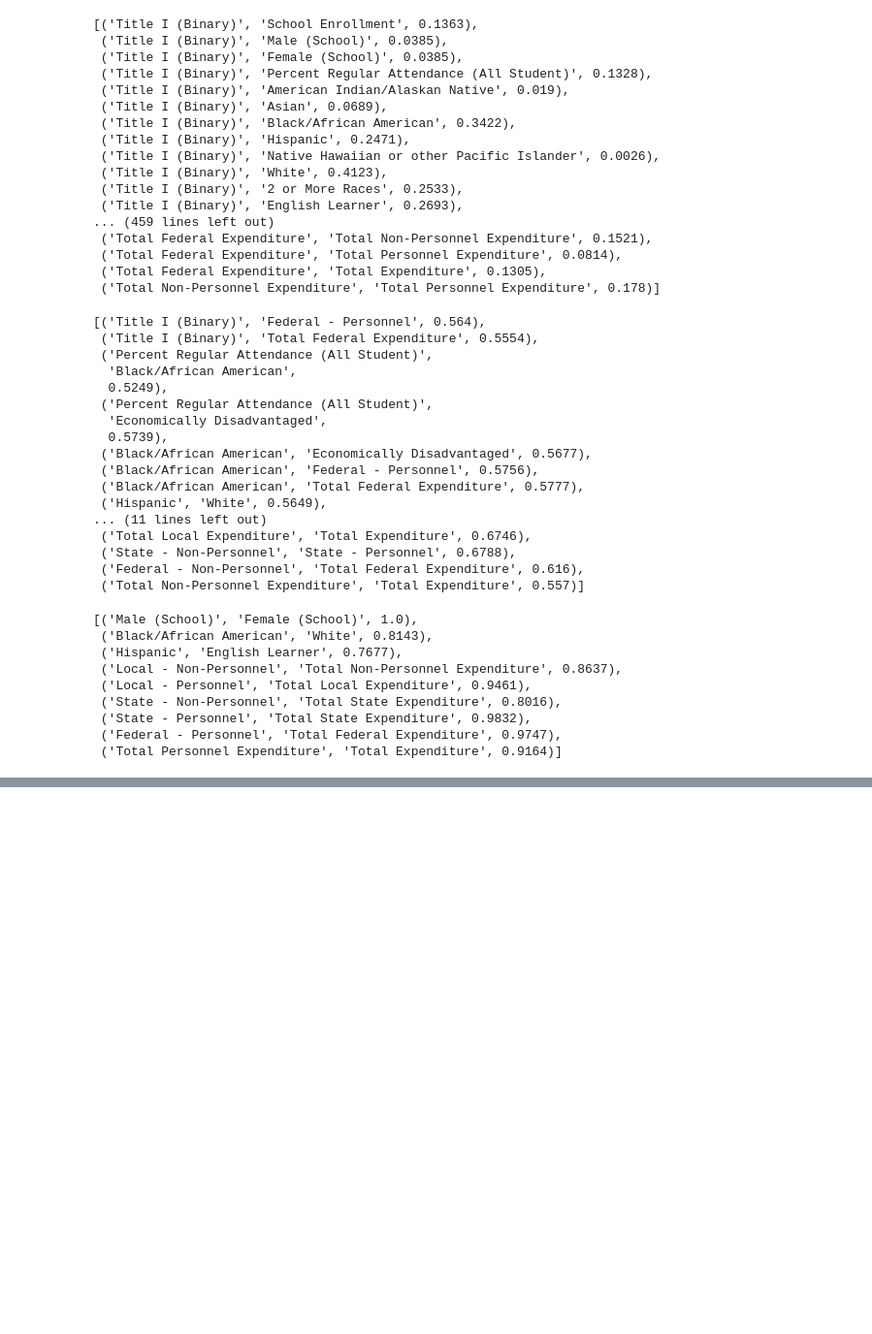
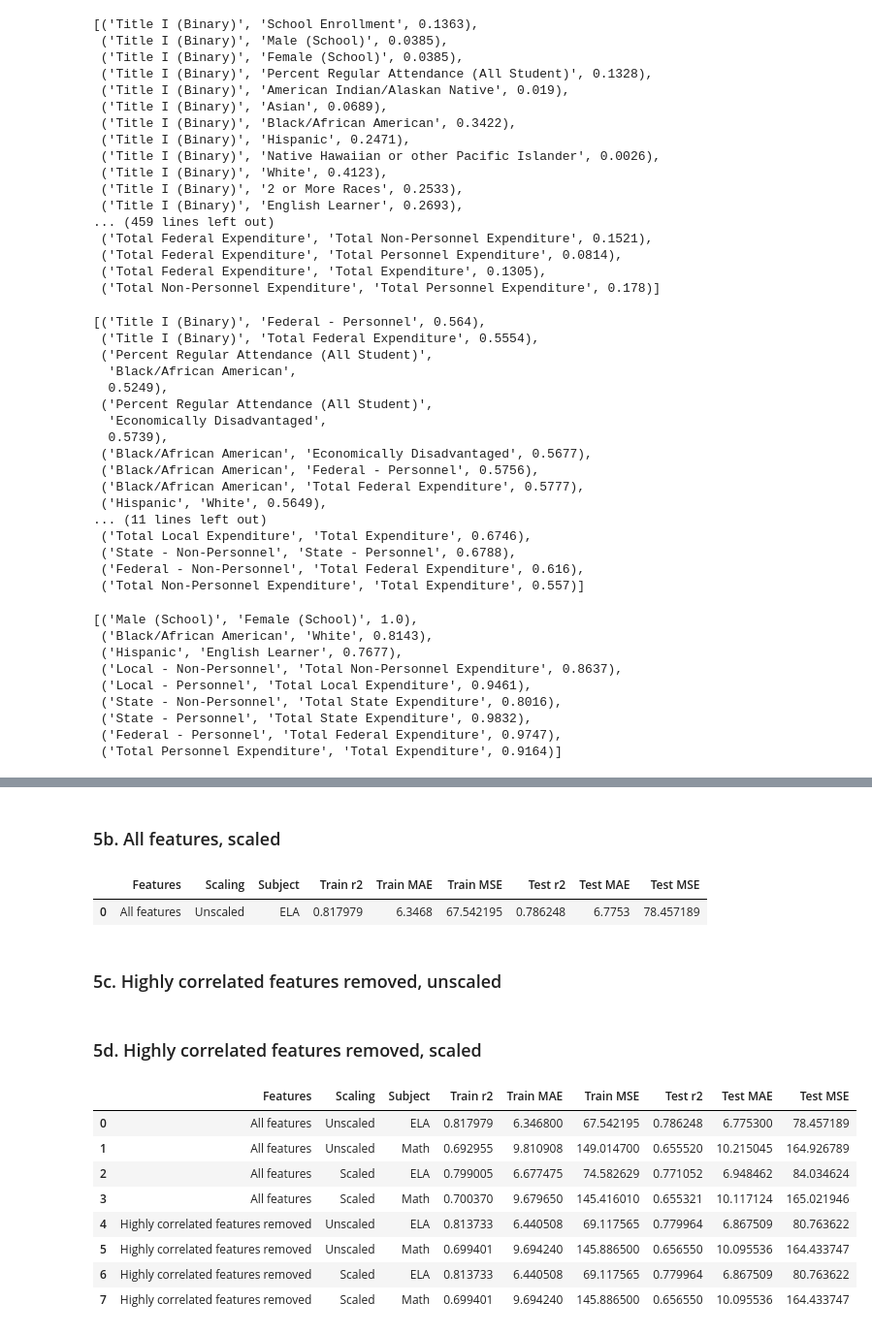
Before and after one commit to cchung106/Capstone-Three, a Jupyter notebook: Notebooks/03_preprocessing_baseline_modeling.ipynb, the cells around one changed output, grey strips where cells are left out. Shown: that part at 97% size. Saved outputs shown, nothing was run; the diff lists cells and outputs as text; code cells hidden in the pictures; blank space fills up the shorter version.

```diff
--- a/Notebooks/03_preprocessing_baseline_modeling.ipynb
+++ b/Notebooks/03_preprocessing_baseline_modeling.ipynb
@@ -285,0 +400,6 @@ plt.show()
+# %%
+# set up column names for metrics table
+column_names = ["Features", "Scaling", "Subject", "Train r2", "Train MAE", "Train MSE", "Test r2", "Test MAE", "Test MSE"]
+
+# create dataframe for metrics table with column names listed above
+metrics = pd.DataFrame(columns = column_names)
@@ -285,0 +448,7 @@ plt.show()
+# %% [markdown]
+### 5b. All features, scaled
+# %%
+metrics
+# %% [output]
+|  | Features | Scaling | Subject | Train r2 | Train MAE | Train MSE | Test r2 | Test MAE | Test MSE |
+| 0 | All features | Unscaled | ELA | 0.817979 | 6.3468 | 67.542195 | 0.786248 | 6.7753 | 78.457189 |
@@ -285,0 +479,2 @@ plt.show()
+# %% [markdown]
+### 5c. Highly correlated features removed, unscaled
@@ -285,0 +505,2 @@ plt.show()
+# %% [markdown]
+### 5d. Highly correlated features removed, scaled
@@ -285,0 +538,12 @@ plt.show()
+# %%
+metrics
+# %% [output]
+|  | Features | Scaling | Subject | Train r2 | Train MAE | Train MSE | Test r2 | Test MAE | Test MSE |
+| 0 | All features | Unscaled | ELA | 0.817979 | 6.346800 | 67.542195 | 0.786248 | 6.775300 | 78.457189 |
+| 1 | All features | Unscaled | Math | 0.692955 | 9.810908 | 149.014700 | 0.655520 | 10.215045 | 164.926789 |
+| 2 | All features | Scaled | ELA | 0.799005 | 6.677475 | 74.582629 | 0.771052 | 6.948462 | 84.034624 |
+| 3 | All features | Scaled | Math | 0.700370 | 9.679650 | 145.416010 | 0.655321 | 10.117124 | 165.021946 |
+| 4 | Highly correlated features removed | Unscaled | ELA | 0.813733 | 6.440508 | 69.117565 | 0.779964 | 6.867509 | 80.763622 |
+| 5 | Highly correlated features removed | Unscaled | Math | 0.699401 | 9.694240 | 145.886500 | 0.656550 | 10.095536 | 164.433747 |
+| 6 | Highly correlated features removed | Scaled | ELA | 0.813733 | 6.440508 | 69.117565 | 0.779964 | 6.867509 | 80.763622 |
+| 7 | Highly correlated features removed | Scaled | Math | 0.699401 | 9.694240 | 145.886500 | 0.656550 | 10.095536 | 164.433747 |
```
Also changed, not shown: parts of 68 cells of this notebook.
